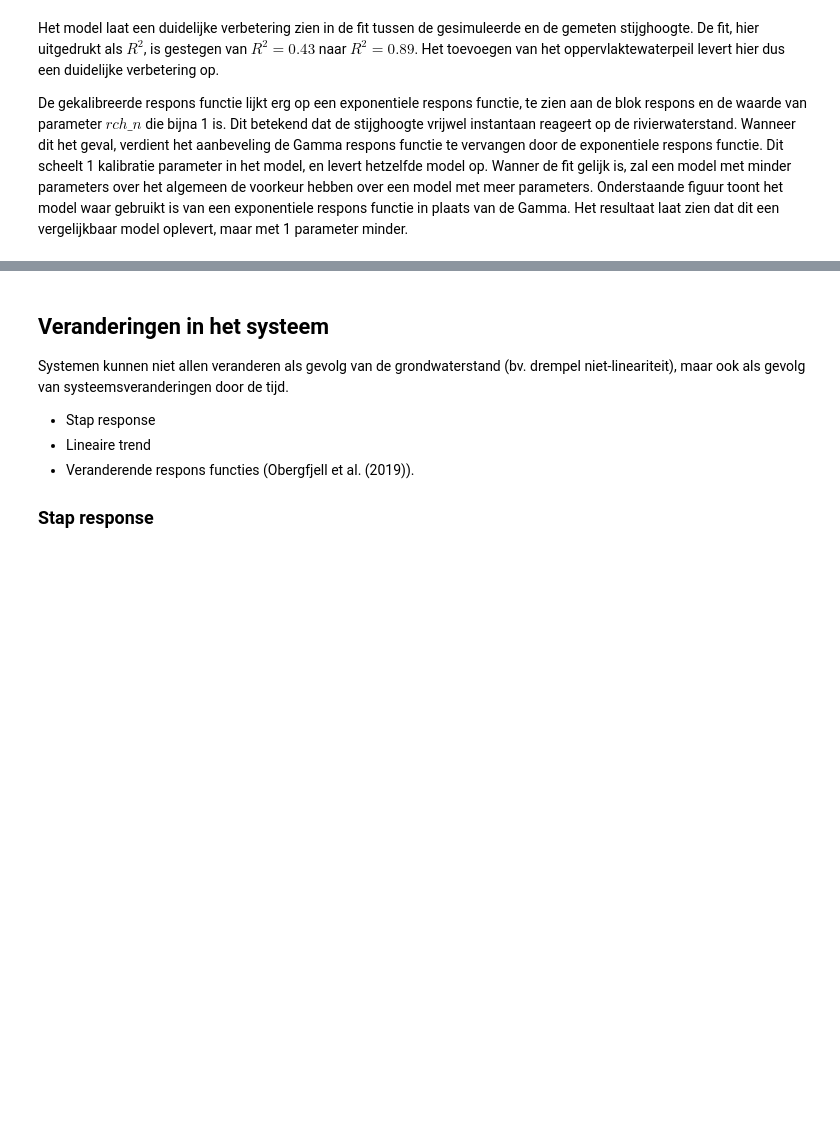
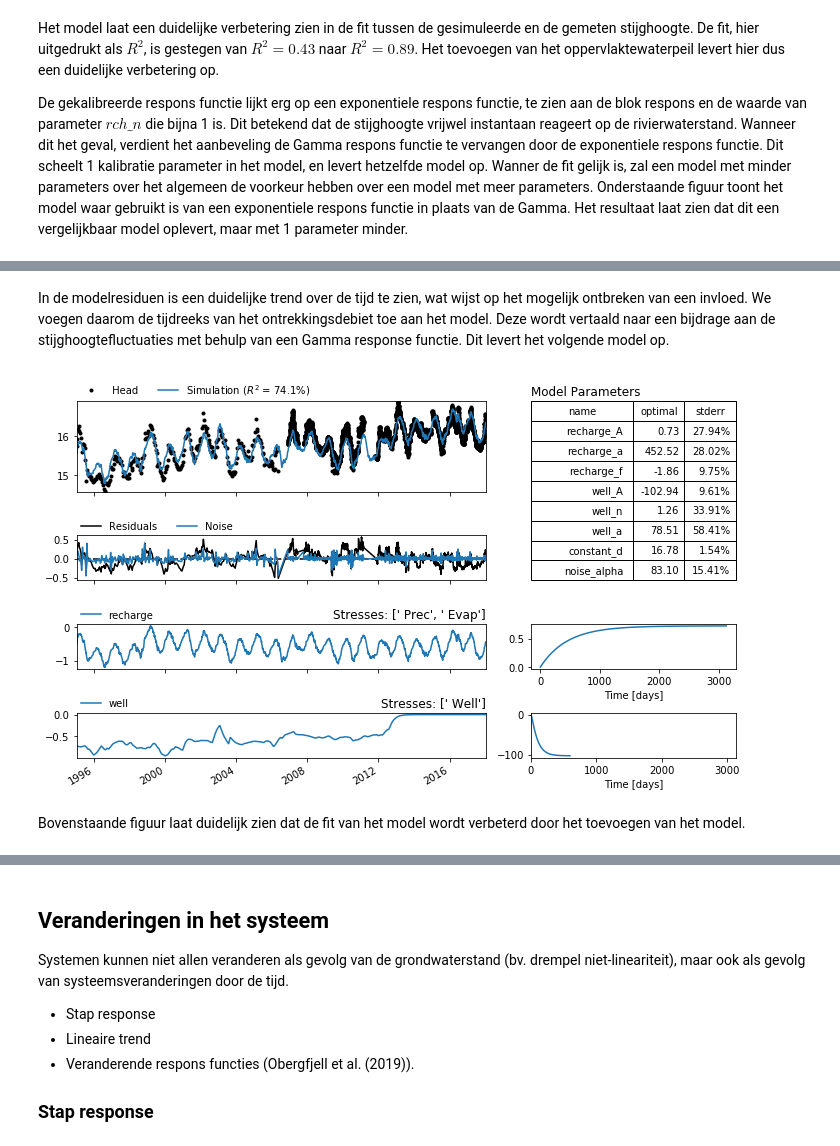
Before and after one commit to ArtesiaWater/stowa_handleiding_tijdreeksanalyse, a Jupyter notebook: model_structuur/model_structuur.ipynb, the cells around one changed output, grey strips where cells are left out. Saved outputs shown, nothing was run; the diff lists cells and outputs as text; code cells hidden in the pictures; blank space fills up the shorter version.

```diff
--- a/model_structuur/model_structuur.ipynb
+++ b/model_structuur/model_structuur.ipynb
@@ -385,0 +426,11 @@ bijdrage_rch.corr(bijdrage_rivier)
+# %% [markdown]
+In de modelresiduen is een duidelijke trend over de tijd te zien, wat wijst op het mogelijk ontbreken van een invloed. We voegen daarom de tijdreeks van het ontrekkingsdebiet toe aan het model. Deze wordt vertaald naar een bijdrage aan de stijghoogtefluctuaties met behulp van een Gamma response functie. Dit levert het volgende model op.
+# %%
+sm = ps.StressModel(well, rfunc=ps.Gamma, name="well", settings="well", up=False)
+ml.add_stressmodel(sm)
+ml.solve(noise=True, initial=False, report=False)
+ml.plots.results(figsize=(10, 6));
+# %% [output]
+[figure, added]
+# %% [markdown]
+Bovenstaande figuur laat duidelijk zien dat de fit van het model wordt verbeterd door het toevoegen van het model.
```
Also changed, not shown: parts of 15 cells of this notebook, 6 other files.
